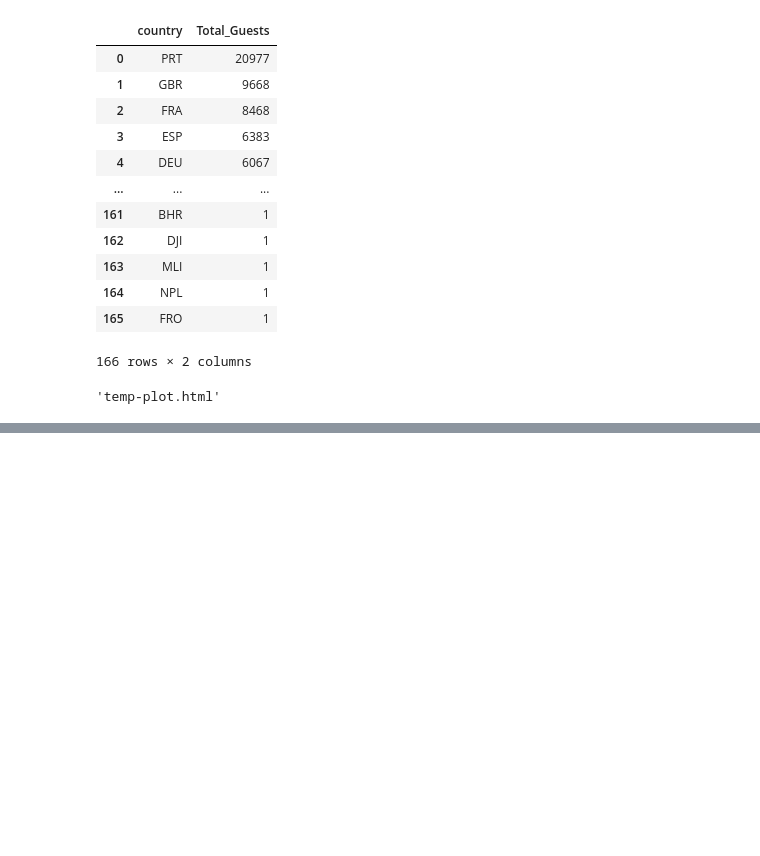
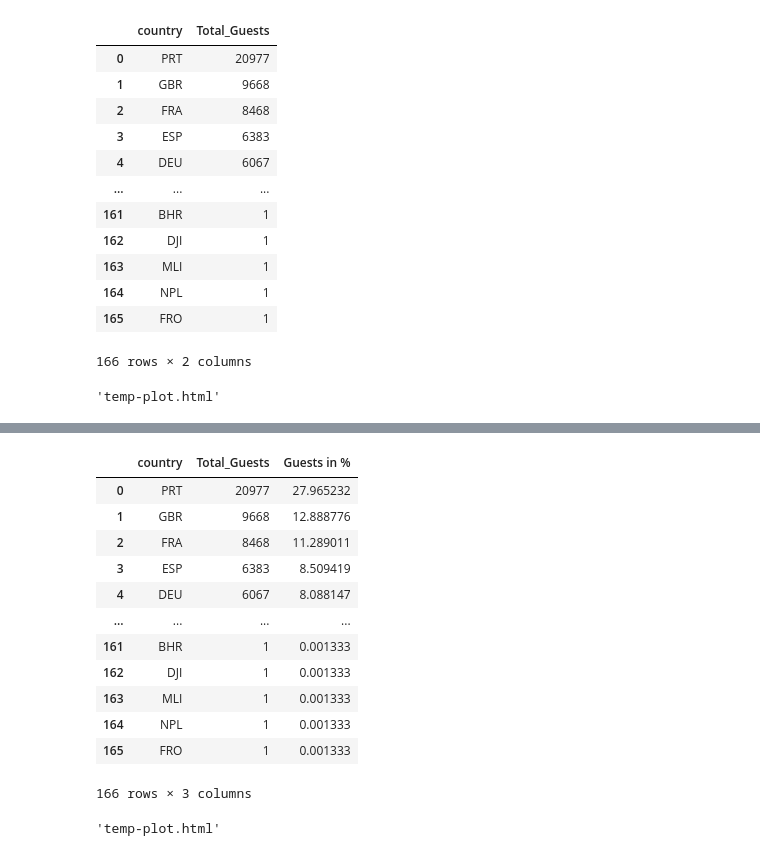
Before and after one commit to abhaygzb15/Hotel_Data_Analytics, a Jupyter notebook: Project1_hotelbookings/Hotel_Bookings_Data_Analytics.ipynb, the cells around one changed output, grey strips where cells are left out. Drawn from its saved outputs; the diff is of its cells as text; code cells hidden in the pictures; blank space fills up the shorter version.

```diff
--- a/Project1_hotelbookings/Hotel_Bookings_Data_Analytics.ipynb
+++ b/Project1_hotelbookings/Hotel_Bookings_Data_Analytics.ipynb
@@ -456,0 +479,32 @@ map_guest.show()
+# %%
+total_sum=guest_country['Total_Guests'].sum()
+total_sum
+L=[]
+for i in guest_country['Total_Guests']:
+    L.append(i*100/total_sum)
+L
+guest_country['Guests in %']=L
+# %%
+guest_country
+# %% [output]
+|  | country | Total_Guests | Guests in % |
+| 0 | PRT | 20977 | 27.965232 |
+| 1 | GBR | 9668 | 12.888776 |
+| 2 | FRA | 8468 | 11.289011 |
+| 3 | ESP | 6383 | 8.509419 |
+| 4 | DEU | 6067 | 8.088147 |
+| ... | ... | ... | ... |
+| 161 | BHR | 1 | 0.001333 |
+| 162 | DJI | 1 | 0.001333 |
+| 163 | MLI | 1 | 0.001333 |
+| 164 | NPL | 1 | 0.001333 |
+| 165 | FRO | 1 | 0.001333 |
+166 rows × 3 columns
+# %%
+trace=go.Bar(x=guest_country['country'],y=guest_country['Guests in %'])
+data1=[trace]
+layout=go.Layout(title='Guests by Country')
+fig=go.Figure(data=data1,layout=layout)
+pyo.plot(fig)
+# %% [output]
+'temp-plot.html'
```
Also changed, not shown: parts of 7 cells of this notebook, 1 other file.
